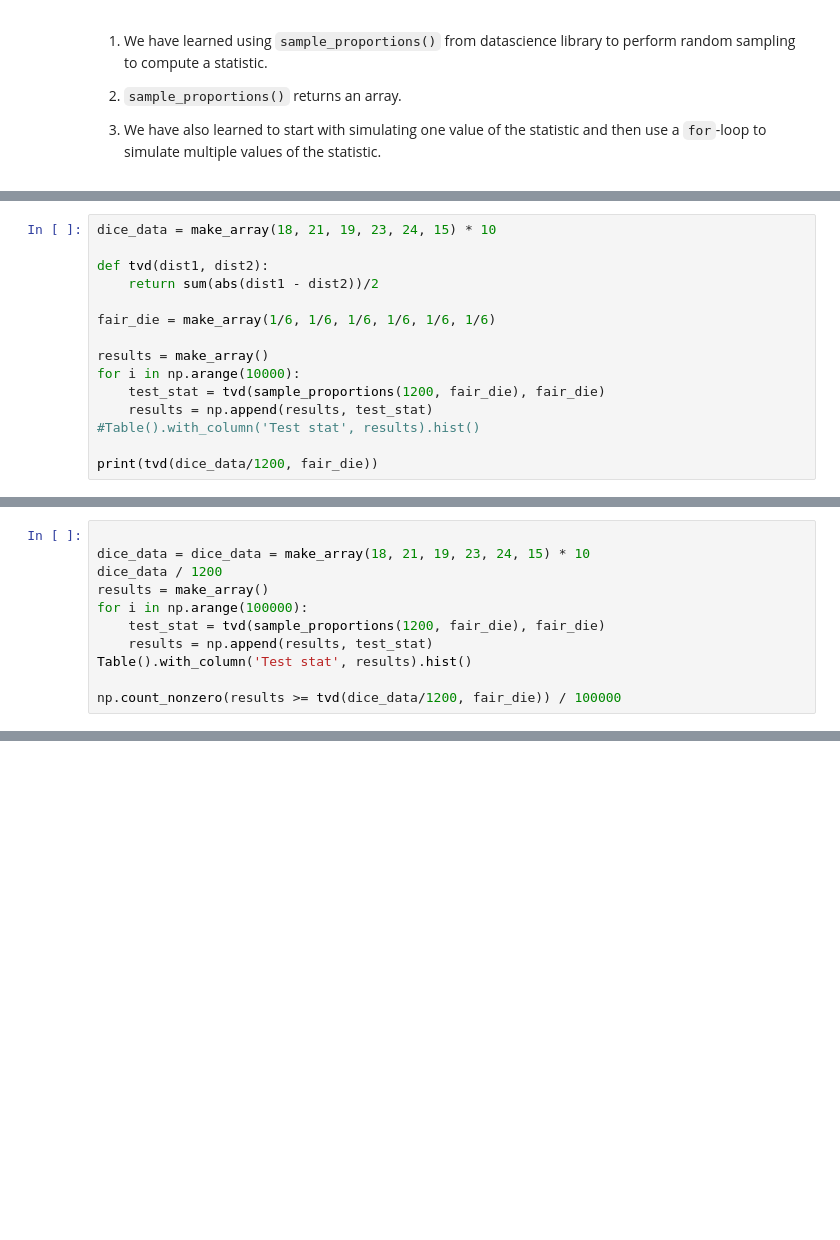
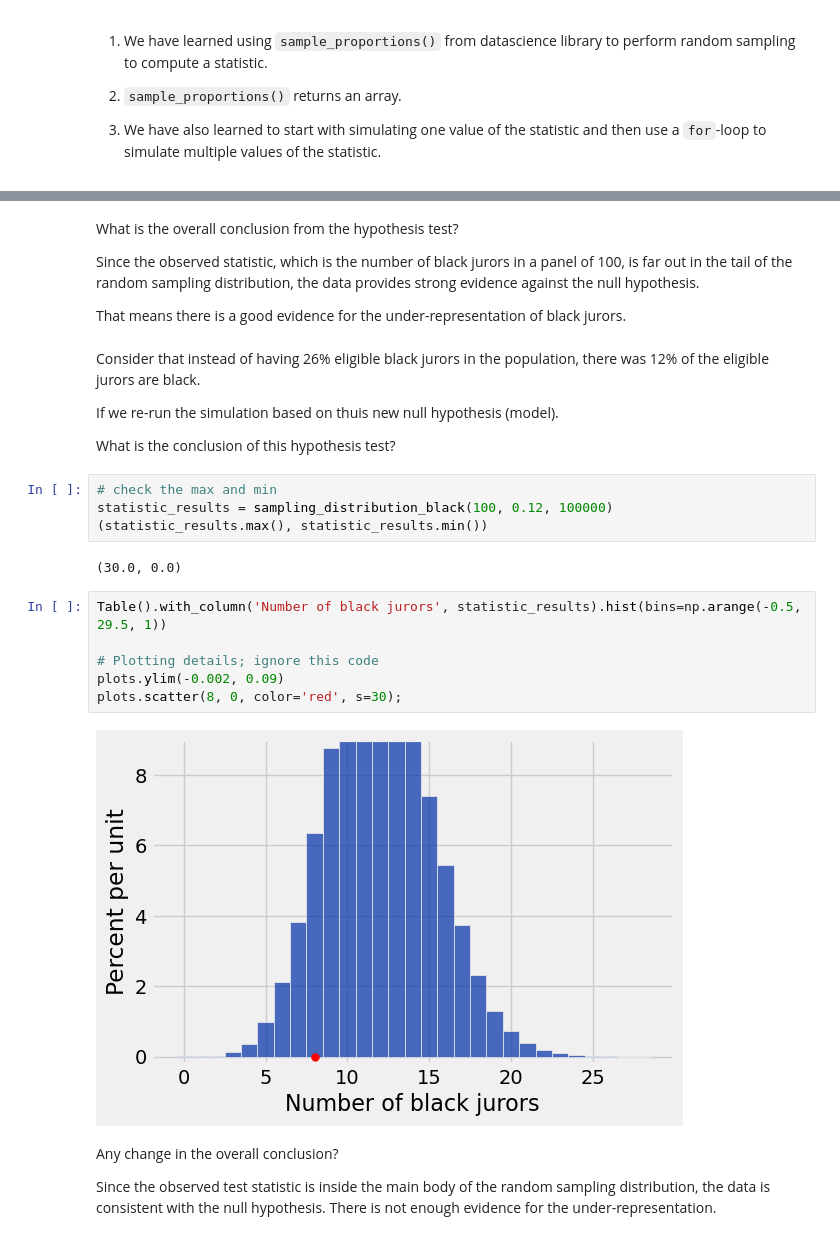
Before and after one commit to SRJC-Data-Science/materials-sp22, a Jupyter notebook: SRJC/lecture_note/lecture_17_18_19/hypothesis_testing-pw.ipynb, the cells around one changed output, grey strips where cells are left out. Saved outputs shown, nothing was run; the diff lists cells and outputs as text; blank space fills up the shorter version.

```diff
--- a/SRJC/lecture_note/lecture_17_18_19/hypothesis_testing-pw.ipynb
+++ b/SRJC/lecture_note/lecture_17_18_19/hypothesis_testing-pw.ipynb
@@ -156,15 +56,0 @@ Imagine now instead of 120 rolls, there are 1200 dice rolls, and the frequencies
-# %%
-dice_data = make_array(18, 21, 19, 23, 24, 15) * 10
-
-def tvd(dist1, dist2):
-    return sum(abs(dist1 - dist2))/2
-
-fair_die = make_array(1/6, 1/6, 1/6, 1/6, 1/6, 1/6)
-
-results = make_array()
-for i in np.arange(10000):
-    test_stat = tvd(sample_proportions(1200, fair_die), fair_die)
-    results = np.append(results, test_stat)
-#Table().with_column('Test stat', results).hist()
-
-print(tvd(dice_data/1200, fair_die))
@@ -182,11 +56,0 @@ plots.scatter(0.07, 0.3, color='red', s=30);
-# %%
-
-dice_data = dice_data = make_array(18, 21, 19, 23, 24, 15) * 10
-dice_data / 1200
-results = make_array()
-for i in np.arange(100000):
-    test_stat = tvd(sample_proportions(1200, fair_die), fair_die)
-    results = np.append(results, test_stat)
-Table().with_column('Test stat', results).hist()
-
-np.count_nonzero(results >= tvd(dice_data/1200, fair_die)) / 100000
@@ -195,0 +106,30 @@ np.count_nonzero(results >= tvd(dice_data/1200, fair_die)) / 100000
+# %% [markdown]
+What is the overall conclusion from the hypothesis test?
+
+Since the observed statistic, which is the number of black jurors in a panel of 100, is far out in the tail of the random sampling distribution, the data provides strong evidence against the null hypothesis.
+
+That means there is a good evidence for the under-representation of black jurors.
+# %% [markdown]
+Consider that instead of having 26% eligible black jurors in the population, there was 12% of the eligible jurors are black.
+
+If we re-run the simulation based on thuis new null hypothesis (model).
+
+What is the conclusion of this hypothesis test?
+# %%
+# check the max and min
+statistic_results = sampling_distribution_black(100, 0.12, 100000)
+(statistic_results.max(), statistic_results.min())
+# %% [output]
+(30.0, 0.0)
+# %%
+Table().with_column('Number of black jurors', statistic_results).hist(bins=np.arange(-0.5, 29.5, 1))
+
+# Plotting details; ignore this code
+plots.ylim(-0.002, 0.09)
+plots.scatter(8, 0, color='red', s=30);
+# %% [output]
+[figure, added]
+# %% [markdown]
+Any change in the overall conclusion?
+
+Since the observed test statistic is inside the main body of the random sampling distribution, the data is consistent with the null hypothesis. There is not enough evidence for the under-representation.
```
Also changed, not shown: parts of 42 cells of this notebook.
